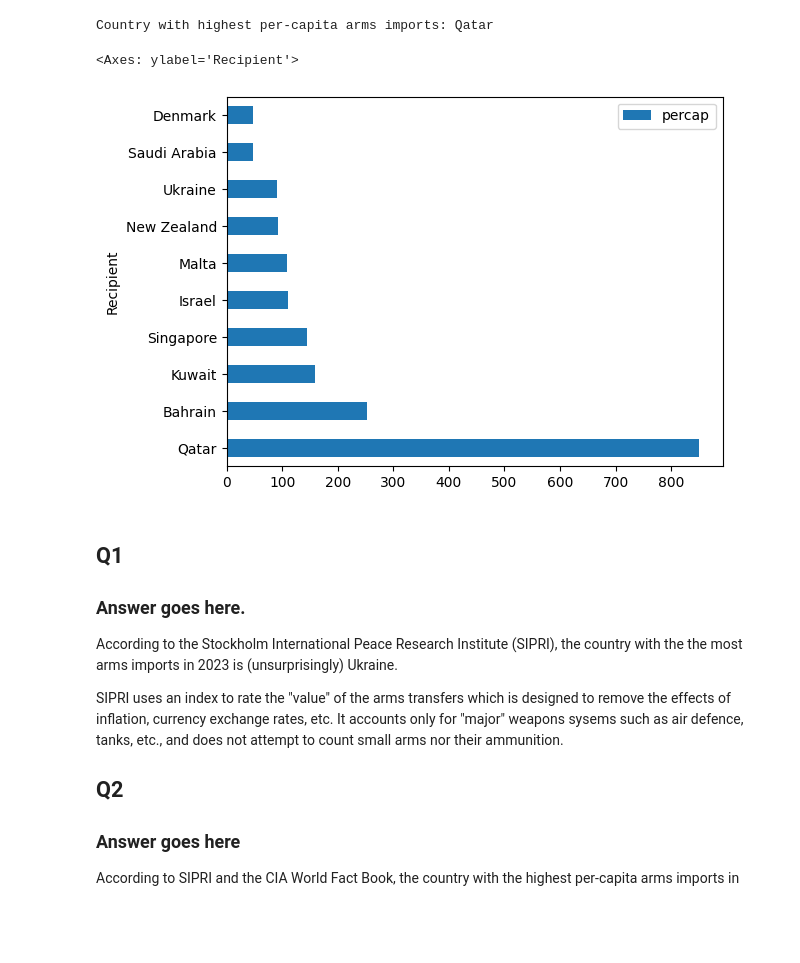
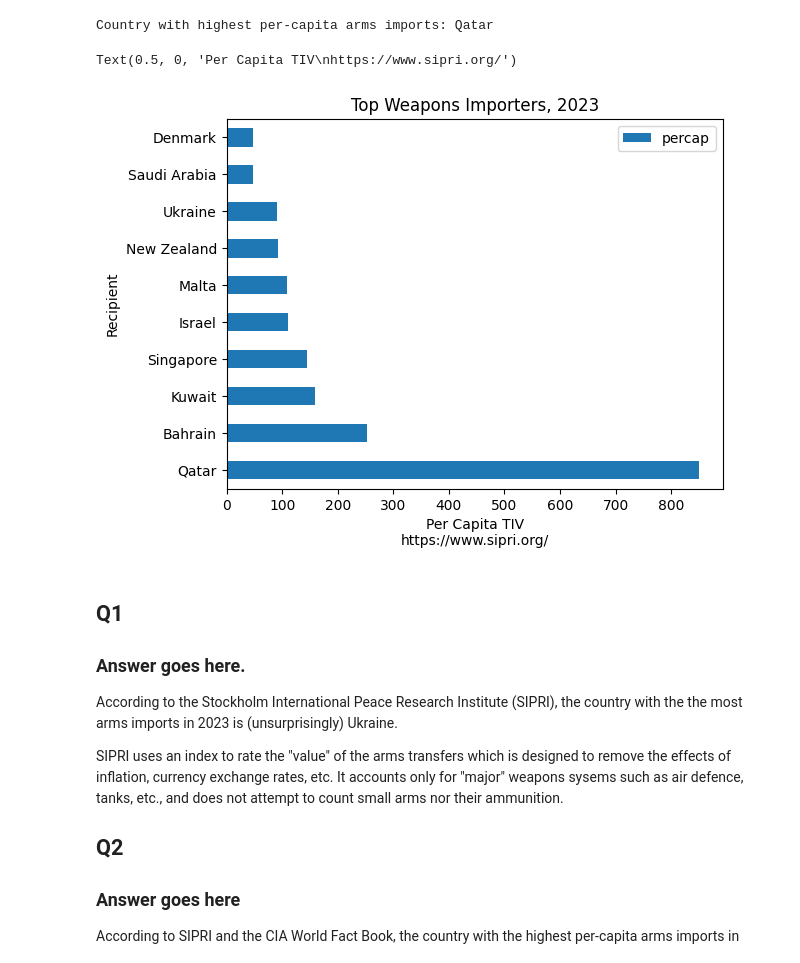
Before and after one commit to BIOS6644/BIOS6644_Spring_2024, a Jupyter notebook: Exam/JamesKing_BIOS6644_Exam_2024.ipynb, the cells around one changed output. Drawn from its saved outputs; the diff is of its cells as text; code cells hidden in the pictures; blank space fills up the shorter version.

```diff
--- a/Exam/JamesKing_BIOS6644_Exam_2024.ipynb
+++ b/Exam/JamesKing_BIOS6644_Exam_2024.ipynb
@@ -195,11 +192,14 @@ mdf
 print(f'Country with highest per-capita arms imports: {mdf.iloc[0].name}')
 # %% [output]
 Country with highest per-capita arms imports: Qatar
-# %%
-mdf[0:10].plot.barh(y='percap')
-# %% [output]
-<Axes: ylabel='Recipient'>
-[figure, removed]
+# %%
+mdf[0:10].plot.barh(y='percap')
+import pylab as plt
+plt.title('Top Weapons Importers, 2023')
+plt.xlabel('Per Capita TIV\nhttps://www.sipri.org/')
+# %% [output]
+Text(0.5, 0, 'Per Capita TIV\nhttps://www.sipri.org/')
+[figure, added]
 # %% [markdown]
 ## Q1
 ### Answer goes here.
```
Also changed, not shown: parts of 1 cell of this notebook.
